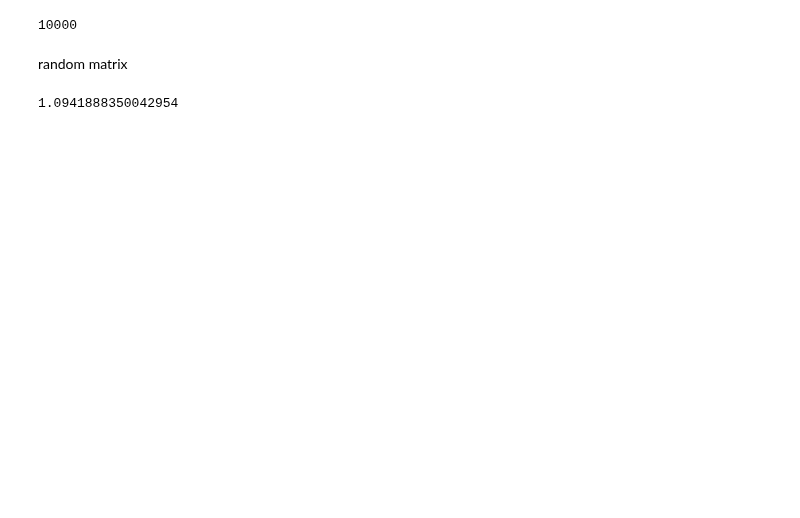
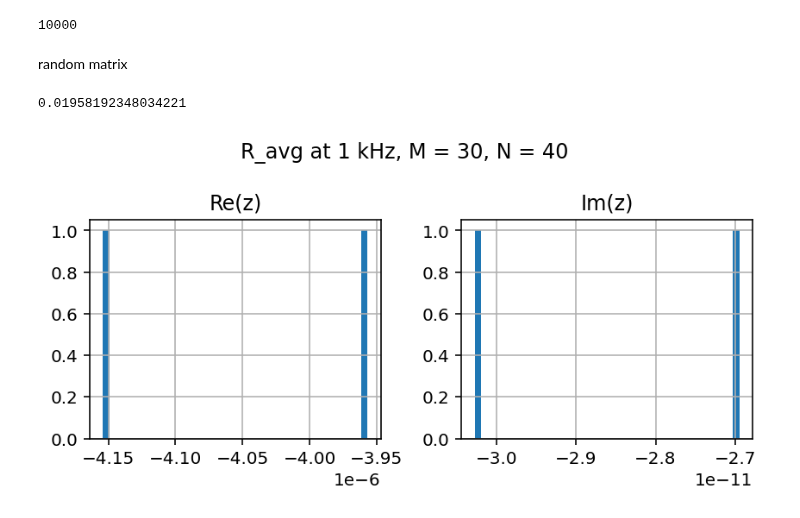
Before and after one commit to tamu-edu/tes_noise, a Jupyter notebook: Rbeta_stats.ipynb, the cells around one changed output. Saved outputs shown, nothing was run; the diff lists cells and outputs as text; code cells hidden in the pictures; blank space fills up the shorter version.

```diff
--- a/Rbeta_stats.ipynb
+++ b/Rbeta_stats.ipynb
@@ -186,6 +188,16 @@ plt.axvline(M**2*(1 + dv**2), color = 'r')
 get_thing((M, trials), dv = dv).size # should be 10_000 (= trials)
 # %% [output]
 10000
+# %%
+def complex_histogram(data, bins = 40, **kwargs):
+    fig, axs = plt.subplots(nrows = 1, ncols = 2, **kwargs)
+
+    axs[0].hist(np.real(data), bins = bins)
+    axs[1].hist(np.imag(data), bins = bins)
+    axs[0].set_title('Re(z)')
+    axs[1].set_title('Im(z)')
+
+    return fig, axs
 # %% [markdown]
 random matrix
 # %%
@@ -224,29 +236,31 @@ class ElectrothermalSystem:
         self.Adev = Adev
 
     def generate_everything(self):
+        M = self.M
+        N = self.N
 
         self.base_coefficient_mtx = np.zeros((M+N+1,M+N+1), dtype = np.cdouble)
 
         # component resistances
-        self.R_m = rng.normal(loc = self.Rmean, scale = self.Rmean*self.Rdev, size = self.M)
+        self.R_m = rng.normal(loc = self.Rmean, scale = self.Rmean*self.Rdev, size = M)
 
         # component heat capacities
-        self.C_i = self.rng.normal(loc = self.Cmean, scale = self.Cmean*self.Cdev, size = (self.M+self.N))
+        self.C_i = self.rng.normal(loc = self.Cmean, scale = self.Cmean*self.Cdev, size = (M+N))
 
         # component equilibrium temperatures
-        self.T_i = self.rng.normal(loc = self.Tmean, scale = self.Tmean*self.Tdev, size = (self.M+self.N))
+        self.T_i = self.rng.normal(loc = self.Tmean, scale = self.Tmean*self.Tdev, size = (M+N))
 
-        self.g_ij = self.rng.normal(loc = self.gmean, scale = self.gmean*self.gdev, size = (self.M+self.N,self.M+self.N)) # conductance matrix
+        self.g_ij = self.rng.normal(loc = self.gmean, scale = self.gmean*self.gdev, size = (M+N,M+N)) # conductance matrix
         #self.g_ij *= self.rng.random((self.g_ij.shape)) > 0.9 # mask most elements
 
-        self.beta_m = self.rng.normal(loc = self.Bmean, scale = self.Bmean*self.Bdev, size = self.M)
-        self.alpha_m = self.rng.normal(loc = self.Amean, scale = self.Amean*self.Adev, size = self.M)
+        self.beta_m = self.rng.normal(loc = self.Bmean, scale = self.Bmean*self.Bdev, size = M)
+        self.alpha_m = self.rng.normal(loc = self.Amean, scale = self.Amean*self.Adev, size = M)
 
         self.G_i = self.g_ij.sum(axis = 1)
 
         self.Ell_m = (self.I0**2)*self.R_m*self.alpha_m/self.G_i[:M]/self.T_i[:M]
 
-        self.tau_m = self.C_i[:self.M]/self.G_i[:self.M]/(1-self.Ell_m)
+        self.tau_m = self.C_i[:M]/self.G_i[:M]/(1-self.Ell_m)
 
         self.Rbeta = self.R_m*(2+self.beta_m)
 
@@ -263,14 +277,17 @@ class ElectrothermalSystem:
 
 
     def get_M(self, w):
-        return 1j*w*np.identity((M+N+1), dtype = np.cdouble) + self.base_coefficient_mtx
+        return 1j*w*np.identity((self.M+self.N+1), dtype = np.cdouble) + self.base_coefficient_mtx
 
     def get_logDm(self, w):
+
+        M = self.M
+        N = self.N
 
         MM = self.get_M(w)
         Dm = []
 
-        for m in range(M):
+        for m in range(M+1):
             sub_M = np.zeros((M+N,M+N), dtype = np.cdouble)
             sub_M[:m,:m] = MM[:m,:m]
             sub_M[:m,m:] = MM[:m,m+1:]
@@ -278,20 +295,26 @@ class ElectrothermalSystem:
             sub_M[m:,m:] = MM[m+1:,m+1:]
             Dm.append(np.linalg.slogdet(sub_M))
 
-        return Dm
+        return np.array(Dm).T # phase, logDm
 
     def get_R_avg(self, w, regen = False):
+
+        M = self.M
+        N = self.N
 
         if regen:
             self.generate_everything()
 
-        k, z = np.array(self.get_logDm(w)).T
+        phase, logDm = self.get_logDm(w)
+        lD0 = logDm[0]
 
-        total = 0
+        #for m in range(M):
+        #    for n in range(M):
+        #        total += (-1)**(n+m)*(self.C_i[n]/self.C_i[m])*(phase[m+1]/phase[n+1])*np.exp(logDm[m+1]-logDm[n+1])*(self.R_m[m]*(2+self.beta_m[m]))
 
-        for m in range(M):
-            for n in range(M):
-                total += (-1)**(n+m)*(self.C_i[n]/self.C_i[m])*(z[m]/z[n])*np.exp(k[m]-k[n])*(self.R_m[m]*(2+self.beta_m[m]))
+        alt = (-1)**np.arange(1,M+1) # alternating sign (starting -1, +1, -1...)
+
+        total = (alt*self.C_i[:M]/phase[1:]/np.exp(logDm[1:]-lD0)).sum()*(alt*phase[1:]*np.exp(logDm[1:]-lD0)*self.Rbeta/self.C_i[:M]).sum()
 
         return total
 
@@ -325,4 +348,4 @@ etm = ElectrothermalSystem(M, N, syst_params)
 
 print(abs(etm.get_R_avg(1e3))/(etm.Rmean*(2+etm.Bmean)))
 # %% [output]
-1.0941888350042954
+0.01958192348034221
@@ -328,0 +360,10 @@ print(abs(etm.get_R_avg(1e3))/(etm.Rmean*(2+etm.Bmean)))
+# %%
+
+fig, axs = complex_histogram(R_avg, figsize = (6,3))
+fig.suptitle(f'R_avg at 1 kHz, M = {etm2.M}, N = {etm2.N}')
+for ax in axs:
+    ax.grid()
+#axs[0].axvline(etm2.Rmean*(2+etm2.Bmean), color = 'r', linestyle = 'dashed')
+fig.tight_layout()
+# %% [output]
+[figure, added]
```
Also changed, not shown: parts of 18 cells of this notebook.
